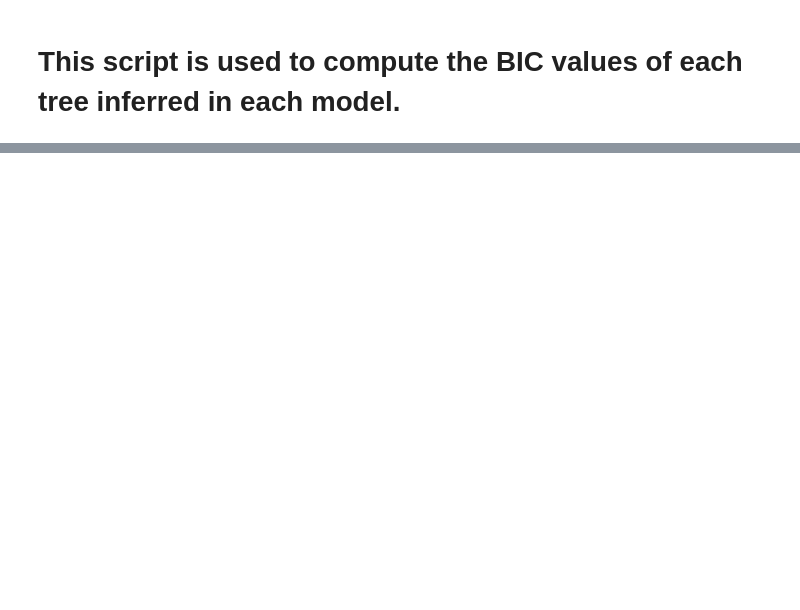
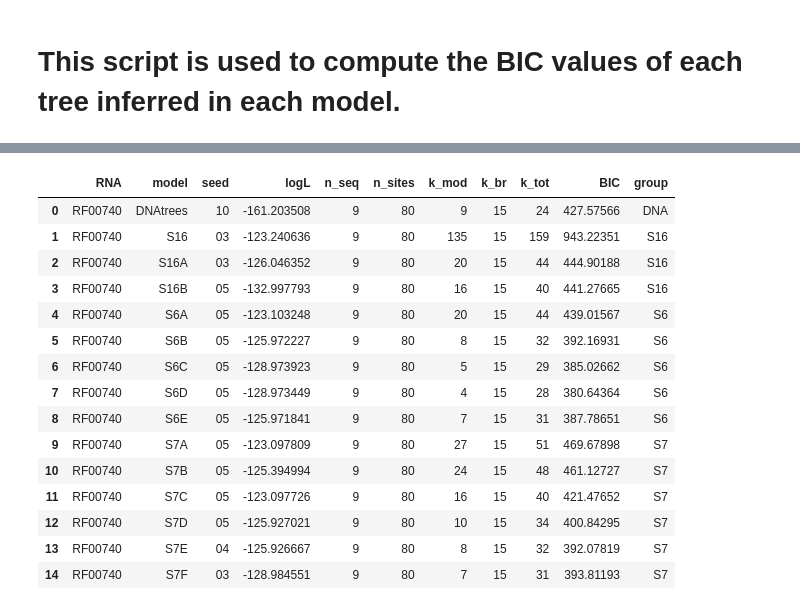
Before and after one commit to vannguyenh/RNAPhylo, a Jupyter notebook: scripts/analysis_scripts/TreeComparison_BIC_LH.ipynb, the cells around one changed output, grey strips where cells are left out. Saved outputs shown, nothing was run; the diff lists cells and outputs as text; code cells hidden in the pictures; blank space fills up the shorter version.

```diff
--- a/scripts/analysis_scripts/TreeComparison_BIC_LH.ipynb
+++ b/scripts/analysis_scripts/TreeComparison_BIC_LH.ipynb
@@ -53,10 +53,8 @@ def parse_fasta(fi_fasta):
     first = False
 
     with open(fi_fasta) as f:
-        for line in f:
-            line = line.strip()
-            if not line:
-                continue
+        lines = f.readlines()
+        for line in lines:
             if line.startswith('>'):
                 taxa += 1
                 if not first:
@@ -64,10 +62,10 @@ def parse_fasta(fi_fasta):
                     seq_line = ""
                 elif first:
                     # we hit header for 2nd recrod -- done collecting the first one
-                    break
+                    continue
             else:
                 if first:
-                    seq_line += line
+                    seq_line = line.strip('\n')
 
     # 'seq_line' now hold the entire first sequence
     return taxa, len(seq_line)
@@ -141,0 +154,3 @@ TypeError: unsupported operand type(s) for *: 'int' and 'NoneType'
+# %%
+df_00740 = df[df['RNA'] == 'RF00740']
+df_00740
@@ -141,0 +171,26 @@ TypeError: unsupported operand type(s) for *: 'int' and 'NoneType'
+# %%
+# within each model, pick the replicate with highest logL
+idx_ll = df_00740.groupby('model')['logL'].idxmax()
+best_by_ll = df_00740.loc[idx_ll].reset_index(drop=True)
+
+# tag each model's family: S6*, S7*, S16*
+best_by_ll['group'] = best_by_ll['model'].str.extract(r'^(S6|S7|S16|DNA)')
+
+best_by_ll
+# %% [output]
+|  | RNA | model | seed | logL | n_seq | n_sites | k_mod | k_br | k_tot | BIC | group |
+| 0 | RF00740 | DNAtrees | 10 | -161.203508 | 9 | 80 | 9 | 15 | 24 | 427.57566 | DNA |
+| 1 | RF00740 | S16 | 03 | -123.240636 | 9 | 80 | 135 | 15 | 159 | 943.22351 | S16 |
+| 2 | RF00740 | S16A | 03 | -126.046352 | 9 | 80 | 20 | 15 | 44 | 444.90188 | S16 |
+| 3 | RF00740 | S16B | 05 | -132.997793 | 9 | 80 | 16 | 15 | 40 | 441.27665 | S16 |
+| 4 | RF00740 | S6A | 05 | -123.103248 | 9 | 80 | 20 | 15 | 44 | 439.01567 | S6 |
+| 5 | RF00740 | S6B | 05 | -125.972227 | 9 | 80 | 8 | 15 | 32 | 392.16931 | S6 |
+| 6 | RF00740 | S6C | 05 | -128.973923 | 9 | 80 | 5 | 15 | 29 | 385.02662 | S6 |
+| 7 | RF00740 | S6D | 05 | -128.973449 | 9 | 80 | 4 | 15 | 28 | 380.64364 | S6 |
+| 8 | RF00740 | S6E | 05 | -125.971841 | 9 | 80 | 7 | 15 | 31 | 387.78651 | S6 |
+| 9 | RF00740 | S7A | 05 | -123.097809 | 9 | 80 | 27 | 15 | 51 | 469.67898 | S7 |
+| 10 | RF00740 | S7B | 05 | -125.394994 | 9 | 80 | 24 | 15 | 48 | 461.12727 | S7 |
+| 11 | RF00740 | S7C | 05 | -123.097726 | 9 | 80 | 16 | 15 | 40 | 421.47652 | S7 |
+| 12 | RF00740 | S7D | 05 | -125.927021 | 9 | 80 | 10 | 15 | 34 | 400.84295 | S7 |
+| 13 | RF00740 | S7E | 04 | -125.926667 | 9 | 80 | 8 | 15 | 32 | 392.07819 | S7 |
+| 14 | RF00740 | S7F | 03 | -128.984551 | 9 | 80 | 7 | 15 | 31 | 393.81193 | S7 |
```
Also changed, not shown: parts of 13 cells of this notebook.
